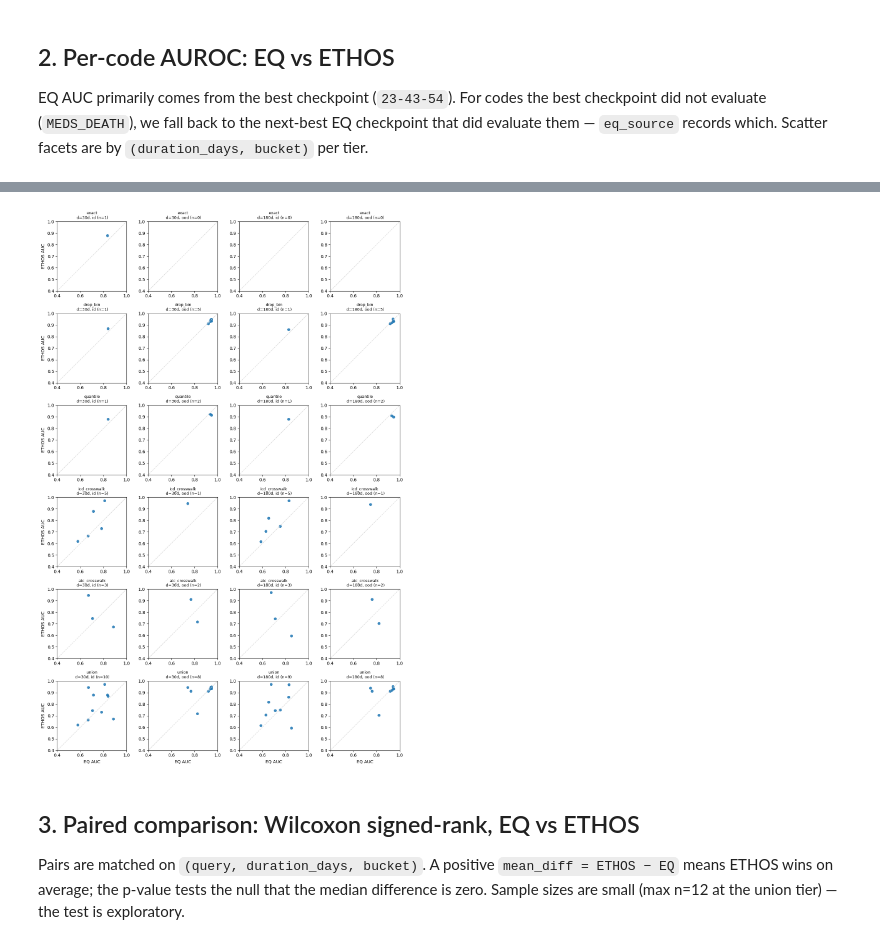
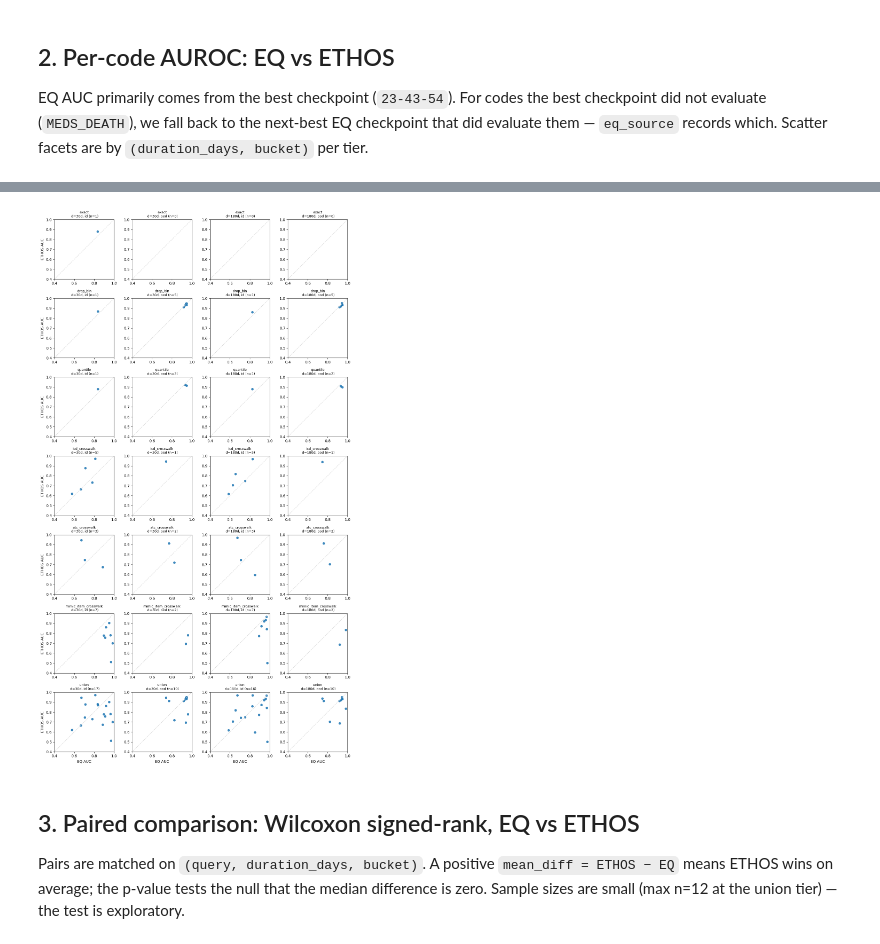
Before and after one commit to mmcdermott/EveryQuery-conditional, a Jupyter notebook: src/every_query/paper_experiments/ethos/comparison.ipynb, the cells around one changed output, grey strips where cells are left out. Cells and saved outputs as stored; diff of their text form; code cells hidden in the pictures.

```diff
--- a/src/every_query/paper_experiments/ethos/comparison.ipynb
+++ b/src/every_query/paper_experiments/ethos/comparison.ipynb
@@ -177,29 +180,29 @@ Joined rows: 76 | with best ckpt: 74 | fallback: 2
 # %%
 # Tier display order: primary tiers first (exact, drop_bin, quantile, crosswalks), then union as the per-code OR.
-primary_tier_order = ['exact', 'drop_bin', 'quantile', 'icd_crosswalk', 'atc_crosswalk']
+primary_tier_order = ['exact', 'drop_bin', 'quantile', 'icd_crosswalk', 'atc_crosswalk', 'mimic_item_crosswalk']
 available_tiers = sorted(merged['tier'].unique().to_list())
 tiers = [t for t in primary_tier_order if t in available_tiers] + (['union'] if 'union' in available_tiers else [])
 durations = sorted(merged['duration_days'].unique().to_list())
 buckets = ['id', 'ood']
 fig, axes = plt.subplots(len(tiers), len(durations) * len(buckets), figsize=(3.0 * len(durations) * len(buckets), 3.0 * len(tiers)), squeeze=False)
 for r, tier in enumerate(tiers):
     for cdi, d in enumerate(durations):
         for bi, b in enumerate(buckets):
             c = cdi * len(buckets) + bi
             ax = axes[r, c]
             sub = merged.filter((pl.col('tier') == tier) & (pl.col('duration_days') == d) & (pl.col('bucket') == b)).to_pandas()
             sub = sub.dropna(subset=['eq_auc', 'ethos_auc'])
             ax.plot([0, 1], [0, 1], color='lightgray', lw=1, ls='--')
             ax.scatter(sub['eq_auc'], sub['ethos_auc'], s=30, alpha=0.85)
             ax.set_xlim(0.4, 1.0); ax.set_ylim(0.4, 1.0)
             ax.set_aspect('equal')
             ax.set_title(f'{tier}\n d={d}d, {b} (n={len(sub)})', fontsize=9)
             if c == 0: ax.set_ylabel('ETHOS AUC')
             if r == len(tiers) - 1: ax.set_xlabel('EQ AUC')
 plt.tight_layout()
 plt.show()
 # %% [output]
-[figure, old version]
+[figure, new version]
 # %% [markdown]
 ## 3. Paired comparison: Wilcoxon signed-rank, EQ vs ETHOS
 
```
Also changed, not shown: parts of 9 cells of this notebook, 3 other files.
